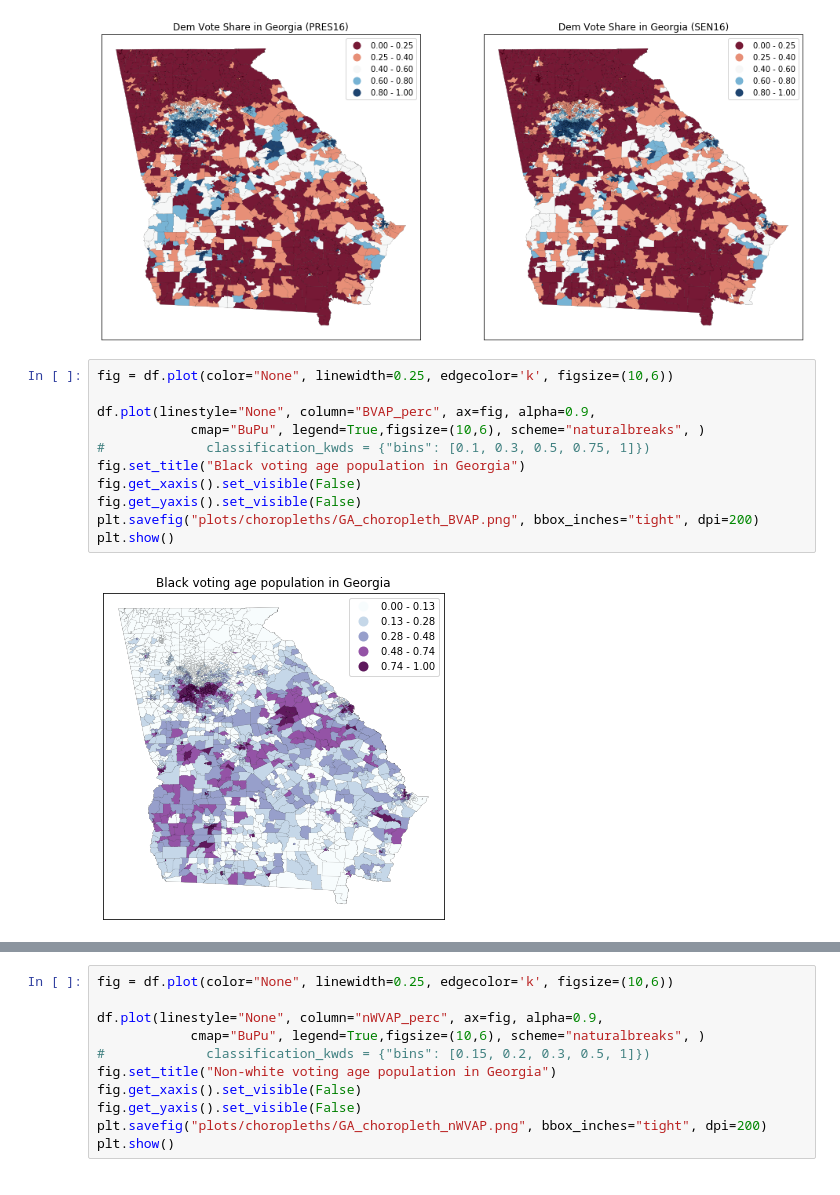
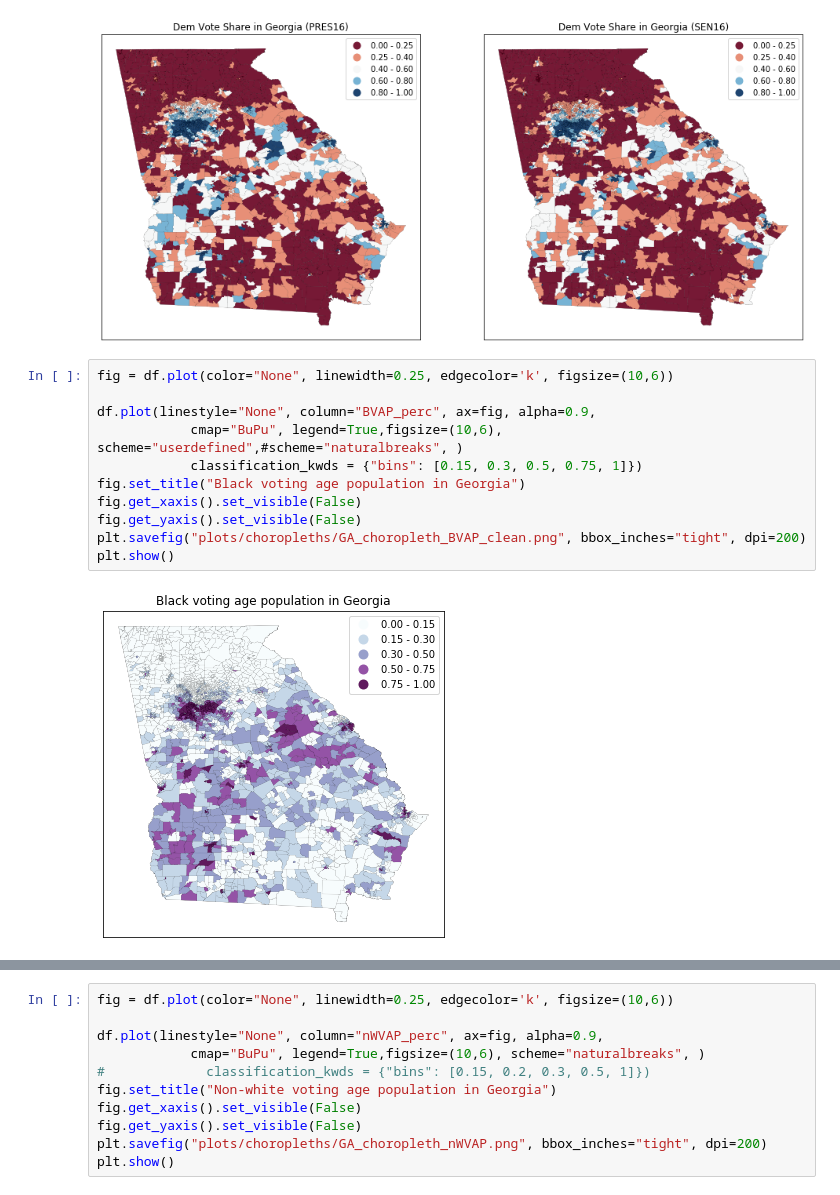
Before and after one commit to gerrymandr/georgia, a Jupyter notebook: choropleths.ipynb, the cells around one changed output, grey strips where cells are left out. Saved outputs shown, nothing was run; the diff lists cells and outputs as text.

```diff
--- a/choropleths.ipynb
+++ b/choropleths.ipynb
@@ -63,16 +63,16 @@ plt.show()
 # %%
 fig = df.plot(color="None", linewidth=0.25, edgecolor='k', figsize=(10,6))
 
 df.plot(linestyle="None", column="BVAP_perc", ax=fig, alpha=0.9,
-            cmap="BuPu", legend=True,figsize=(10,6), scheme="naturalbreaks", )
-#             classification_kwds = {"bins": [0.1, 0.3, 0.5, 0.75, 1]})
+            cmap="BuPu", legend=True,figsize=(10,6), scheme="userdefined",#scheme="naturalbreaks", )
+            classification_kwds = {"bins": [0.15, 0.3, 0.5, 0.75, 1]})
 fig.set_title("Black voting age population in Georgia")
 fig.get_xaxis().set_visible(False)
 fig.get_yaxis().set_visible(False)
-plt.savefig("plots/choropleths/GA_choropleth_BVAP.png", bbox_inches="tight", dpi=200)
+plt.savefig("plots/choropleths/GA_choropleth_BVAP_clean.png", bbox_inches="tight", dpi=200)
 plt.show()
 # %% [output]
-[figure, old version]
+[figure, new version]
 # %%
 fig = df.plot(color="None", linewidth=0.25, edgecolor='k', figsize=(10,6))
 
```
Also changed, not shown: parts of 3 cells of this notebook, 22 other files.
